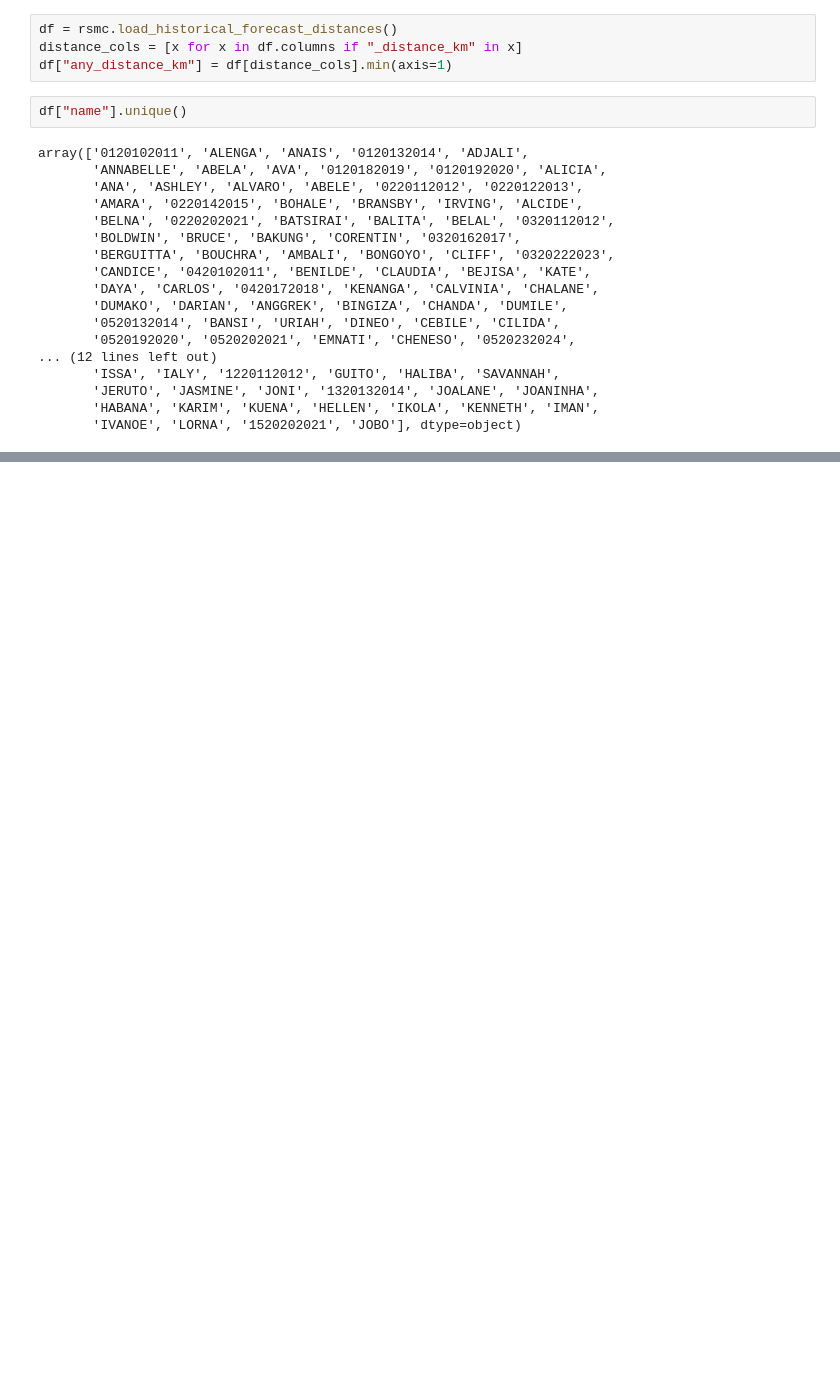
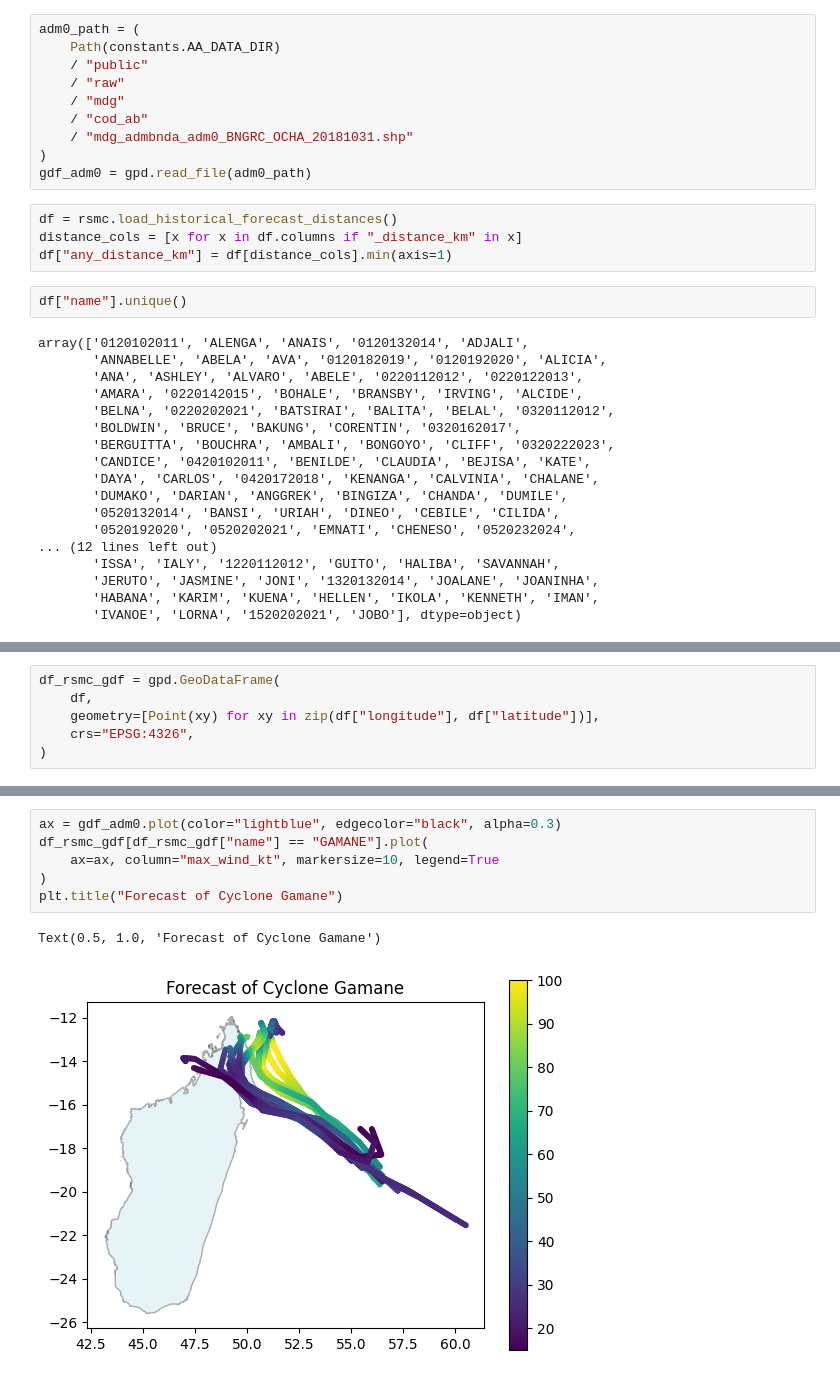
Before and after one commit to OCHA-DAP/ds-aa-mdg-storms, a Jupyter notebook: analysis/01.2_return_period_meteofrance_lareunion_historical_forecasts.ipynb, the cells around one changed output, grey strips where cells are left out. Cells and saved outputs as stored; diff of their text form; blank space fills up the shorter version.

```diff
--- a/analysis/01.2_return_period_meteofrance_lareunion_historical_forecasts.ipynb
+++ b/analysis/01.2_return_period_meteofrance_lareunion_historical_forecasts.ipynb
@@ -14,4 +20,14 @@ import seaborn as sns
 from src.datasources import codab, rsmc
+# %%
+adm0_path = (
+    Path(constants.AA_DATA_DIR)
+    / "public"
+    / "raw"
+    / "mdg"
+    / "cod_ab"
+    / "mdg_admbnda_adm0_BNGRC_OCHA_20181031.shp"
+)
+gdf_adm0 = gpd.read_file(adm0_path)
 # %%
 df = rsmc.load_historical_forecast_distances()
 distance_cols = [x for x in df.columns if "_distance_km" in x]
@@ -60,0 +55,6 @@ df_rps = pd.DataFrame(dicts)
+# %%
+df_rsmc_gdf = gpd.GeoDataFrame(
+    df,
+    geometry=[Point(xy) for xy in zip(df["longitude"], df["latitude"])],
+    crs="EPSG:4326",
+)
@@ -60,0 +70,9 @@ df_rps = pd.DataFrame(dicts)
+# %%
+ax = gdf_adm0.plot(color="lightblue", edgecolor="black", alpha=0.3)
+df_rsmc_gdf[df_rsmc_gdf["name"] == "GAMANE"].plot(
+    ax=ax, column="max_wind_kt", markersize=10, legend=True
+)
+plt.title("Forecast of Cyclone Gamane")
+# %% [output]
+Text(0.5, 1.0, 'Forecast of Cyclone Gamane')
+[figure, added]
```
Also changed, not shown: parts of 8 cells of this notebook.
